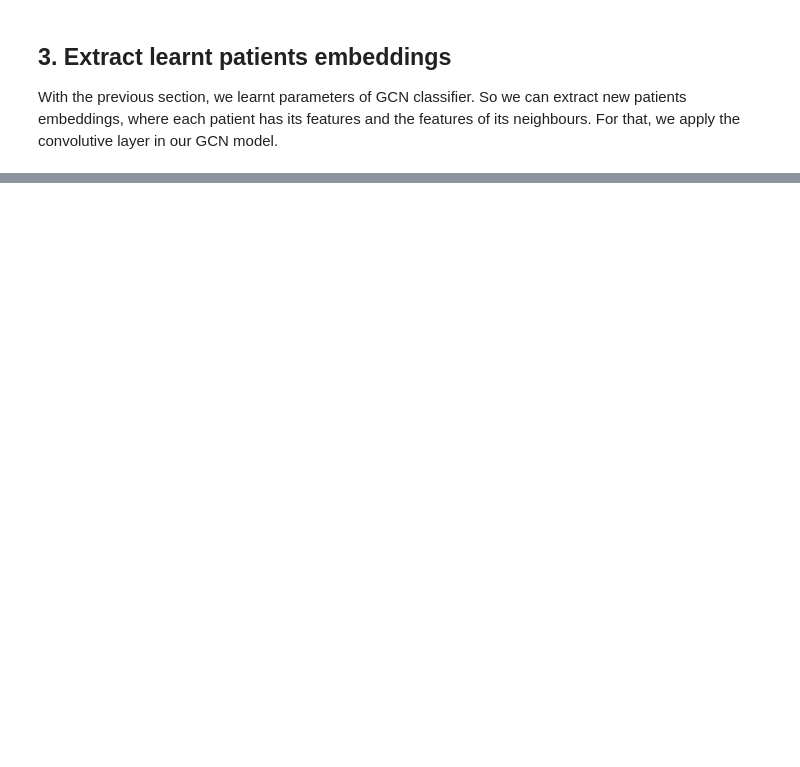
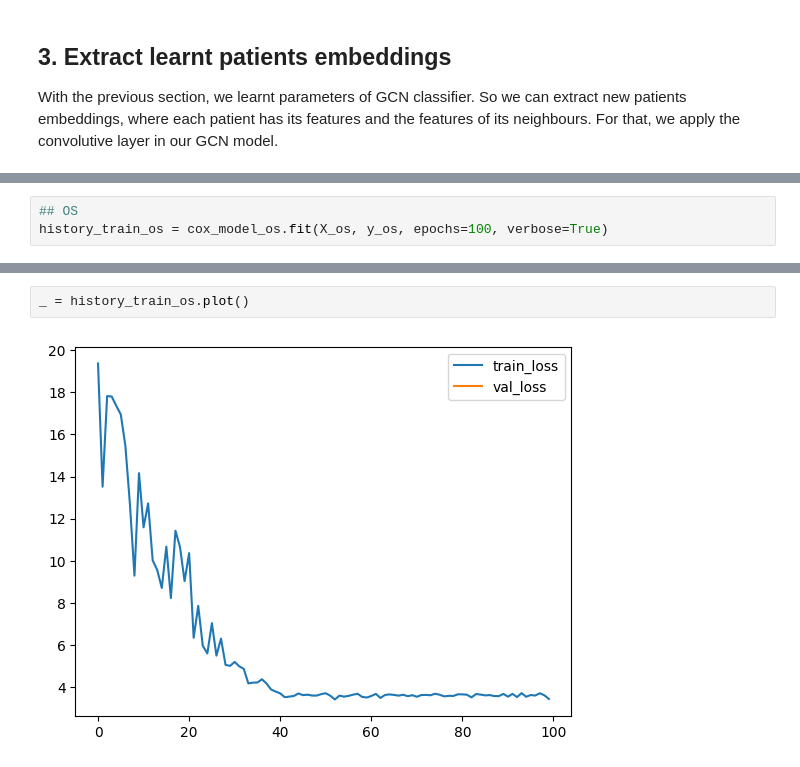
Before and after one commit to Arthur8754/mutational-signatures, a Jupyter notebook: gnn-cox.ipynb, the cells around one changed output, grey strips where cells are left out. Cells and saved outputs as stored; diff of their text form; blank space fills up the shorter version.

```diff
--- a/gnn-cox.ipynb
+++ b/gnn-cox.ipynb
@@ -311,0 +391,3 @@ New embeddings :
+# %%
+## OS
+history_train_os = cox_model_os.fit(X_os, y_os, epochs=100, verbose=True)
@@ -311,0 +412,4 @@ New embeddings :
+# %%
+_ = history_train_os.plot()
+# %% [output]
+[figure, added]
```
Also changed, not shown: parts of 17 cells of this notebook.
